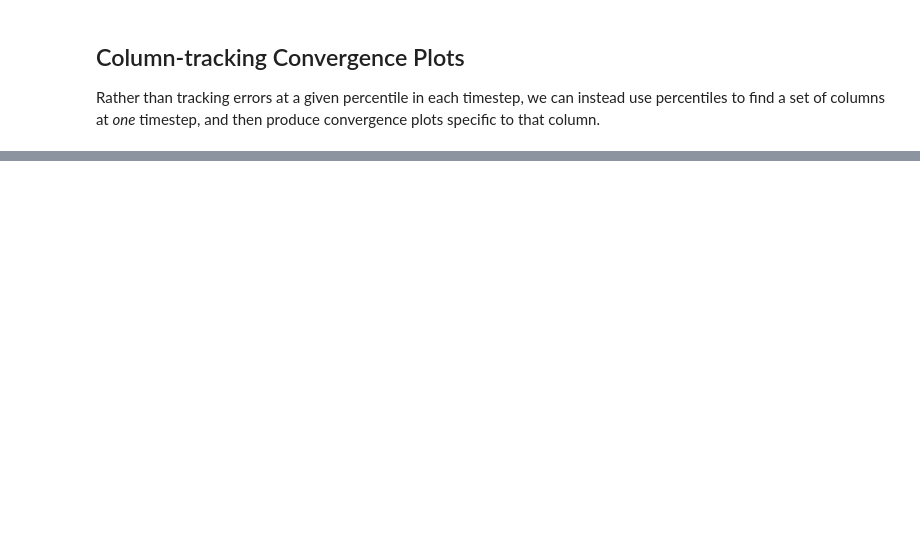
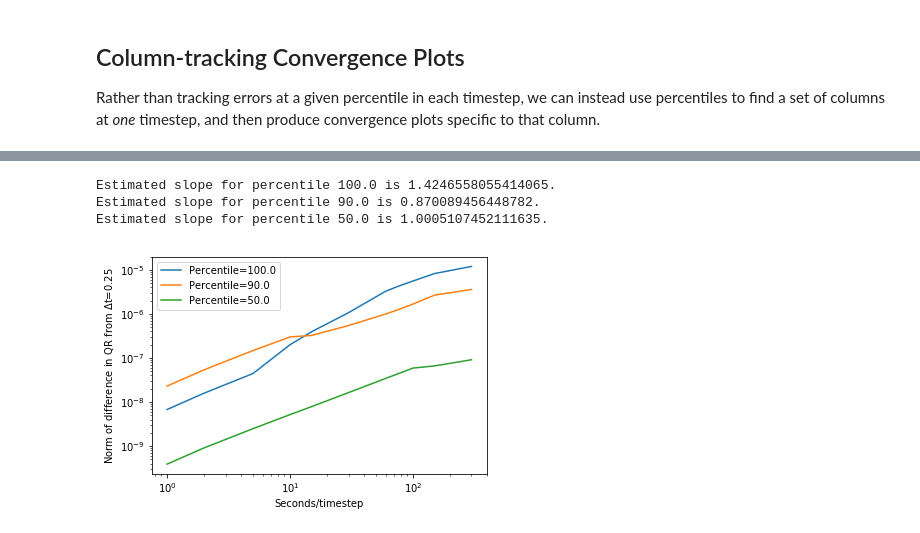
Before and after one commit to quantheory/mg2-python-driver, a Jupyter notebook: MG2_time_convergence.ipynb, the cells around one changed output, grey strips where cells are left out. Drawn from its saved outputs; the diff is of its cells as text; code cells hidden in the pictures; blank space fills up the shorter version.

```diff
--- a/MG2_time_convergence.ipynb
+++ b/MG2_time_convergence.ipynb
@@ -288,2 +99,7 @@ plot_column_variable_convergence("QR", (100., 90., 50.), 5.)
 # %%
-plot_column_variable_convergence("QR", (100., 90., 50.), 100.)
+ctest.plot_column_variable_convergence("QR", (100., 90., 50.), 100.)
+# %% [output]
+Estimated slope for percentile 100.0 is 1.4246558055414065.
+Estimated slope for percentile 90.0 is 0.870089456448782.
+Estimated slope for percentile 50.0 is 1.0005107452111635.
+[figure, added]
```
Also changed, not shown: parts of 13 cells of this notebook.
